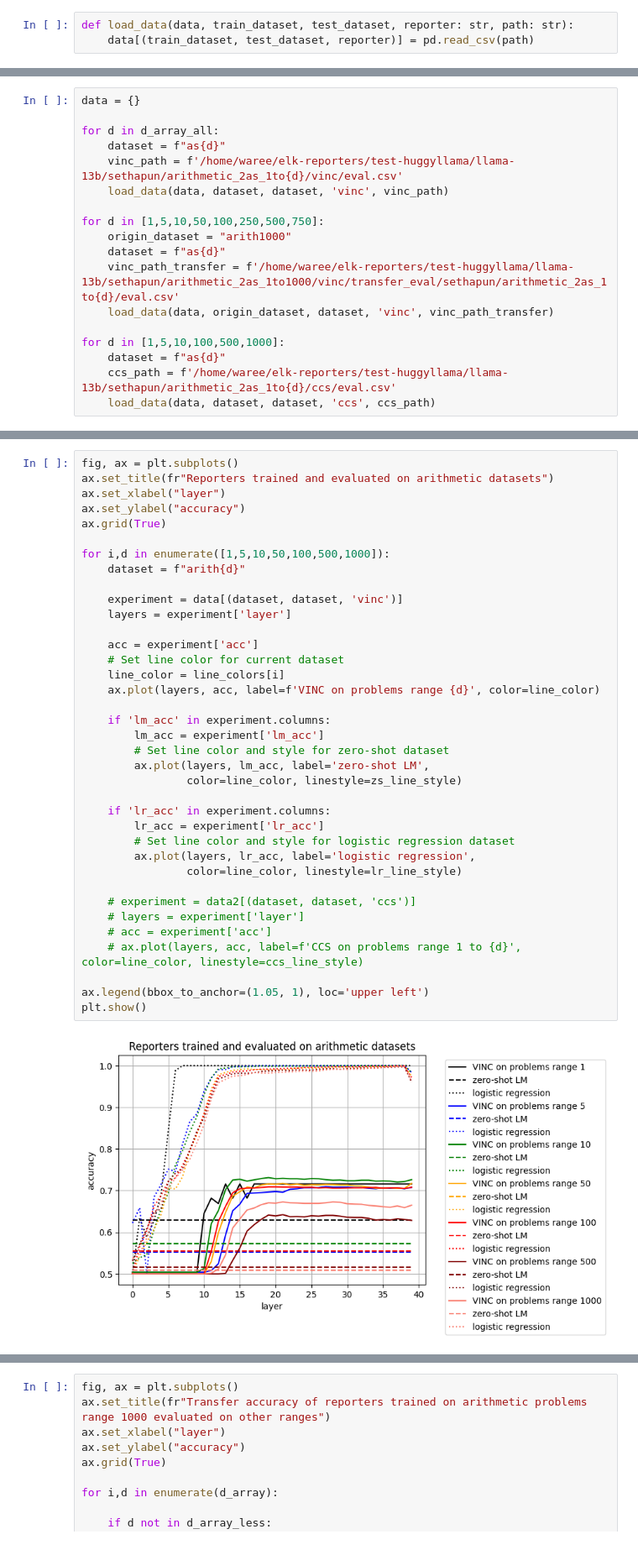
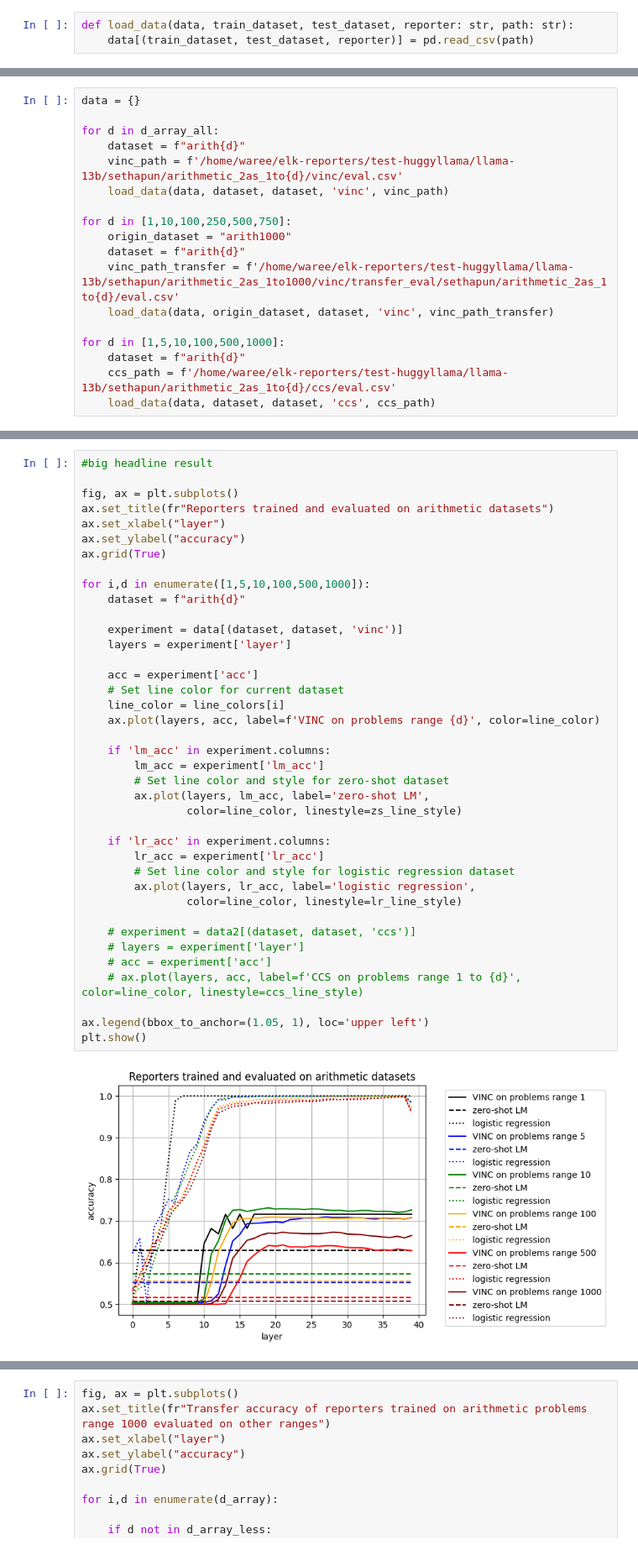
Before and after one commit to EleutherAI/elk, a Jupyter notebook: elk/results/arith_test_results.ipynb, the cells around one changed output, grey strips where cells are left out. Shown: that part at 84% size. Drawn from its saved outputs; the diff is of its cells as text.

```diff
--- a/elk/results/arith_test_results.ipynb
+++ b/elk/results/arith_test_results.ipynb
@@ -18,17 +18,17 @@ d_array_less_inc = [1,10,100,500,1000]
 data = {}
 
 for d in d_array_all:
-    dataset = f"as{d}"
+    dataset = f"arith{d}"
     vinc_path = f'/home/waree/elk-reporters/test-huggyllama/llama-13b/sethapun/arithmetic_2as_1to{d}/vinc/eval.csv'
     load_data(data, dataset, dataset, 'vinc', vinc_path)
 
-for d in [1,5,10,50,100,250,500,750]:
+for d in [1,10,100,250,500,750]:
     origin_dataset = "arith1000"
-    dataset = f"as{d}"
+    dataset = f"arith{d}"
     vinc_path_transfer = f'/home/waree/elk-reporters/test-huggyllama/llama-13b/sethapun/arithmetic_2as_1to1000/vinc/transfer_eval/sethapun/arithmetic_2as_1to{d}/eval.csv'
     load_data(data, origin_dataset, dataset, 'vinc', vinc_path_transfer)
 
 for d in [1,5,10,100,500,1000]:
-    dataset = f"as{d}"
+    dataset = f"arith{d}"
     ccs_path = f'/home/waree/elk-reporters/test-huggyllama/llama-13b/sethapun/arithmetic_2as_1to{d}/ccs/eval.csv'
     load_data(data, dataset, dataset, 'ccs', ccs_path)
@@ -37,39 +35,41 @@ FileNotFoundError: [Errno 2] No such file or directory: '/home/waree/elk-reporte
 # %%
+#big headline result
+
 fig, ax = plt.subplots()
 ax.set_title(fr"Reporters trained and evaluated on arithmetic datasets")
 ax.set_xlabel("layer")
 ax.set_ylabel("accuracy")
 ax.grid(True)
 
-for i,d in enumerate([1,5,10,50,100,500,1000]):
+for i,d in enumerate([1,5,10,100,500,1000]):
     dataset = f"arith{d}"
 
     experiment = data[(dataset, dataset, 'vinc')]
     layers = experiment['layer']
 
     acc = experiment['acc']
     # Set line color for current dataset
     line_color = line_colors[i]
     ax.plot(layers, acc, label=f'VINC on problems range {d}', color=line_color)
 
     if 'lm_acc' in experiment.columns:
         lm_acc = experiment['lm_acc']
         # Set line color and style for zero-shot dataset
         ax.plot(layers, lm_acc, label='zero-shot LM',
                 color=line_color, linestyle=zs_line_style)
 
     if 'lr_acc' in experiment.columns:
         lr_acc = experiment['lr_acc']
         # Set line color and style for logistic regression dataset
         ax.plot(layers, lr_acc, label='logistic regression',
                 color=line_color, linestyle=lr_line_style)
 
     # experiment = data2[(dataset, dataset, 'ccs')]
     # layers = experiment['layer']
     # acc = experiment['acc']
     # ax.plot(layers, acc, label=f'CCS on problems range 1 to {d}', color=line_color, linestyle=ccs_line_style)
 
 ax.legend(bbox_to_anchor=(1.05, 1), loc='upper left')
 plt.show()
 # %% [output]
-[figure, old version]
+[figure, new version]
```
Also changed, not shown: parts of 10 cells of this notebook, 2 other files.
